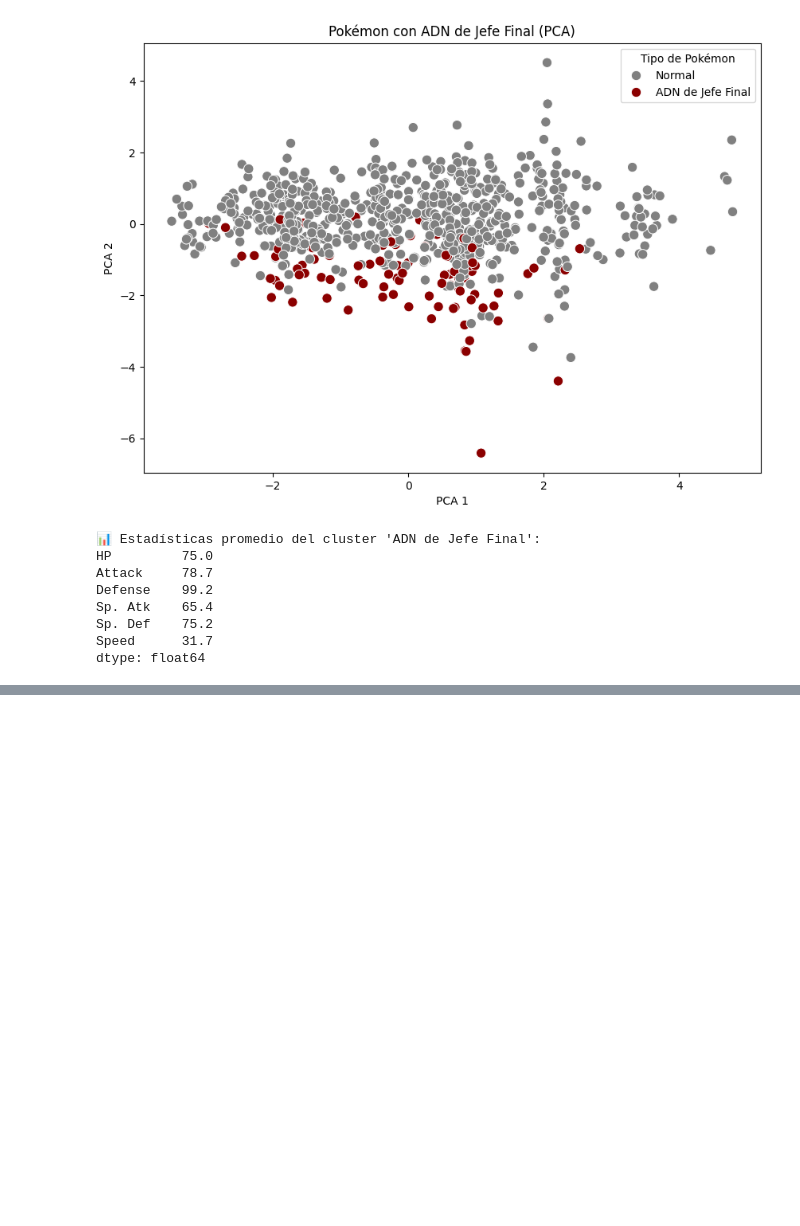
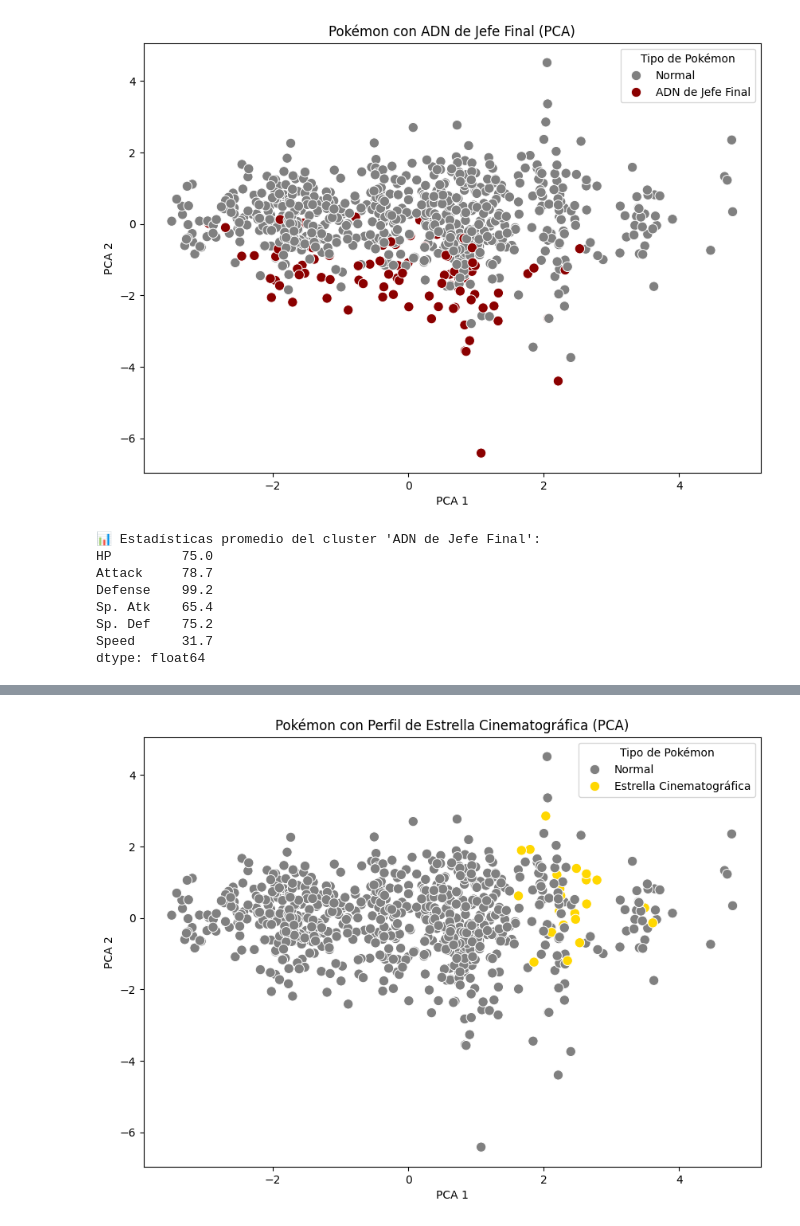
Before and after one commit to Bakudi/Kmeans-ia, a Jupyter notebook: src/kmeans.ipynb, the cells around one changed output, grey strips where cells are left out. Saved outputs shown, nothing was run; the diff lists cells and outputs as text; code cells hidden in the pictures; blank space fills up the shorter version.

Commit message:
Cluster #2

```diff
--- a/src/kmeans.ipynb
+++ b/src/kmeans.ipynb
@@ -194,0 +201,21 @@ dtype: float64
+# %%
+# --- 15. Cluster personalizado: Pokémon con perfil de Estrella Cinematográfica ---
+
+# Calcular total de estadísticas base
+df['TotalStats'] = df[stats_cols].sum(axis=1)
+
+# Umbral alto de stats totales (percentil 85)
+total_threshold = df['TotalStats'].quantile(0.85)
+
+# Tipos visualmente llamativos
+tipos_cine = ['Fire', 'Electric', 'Dragon', 'Psychic', 'Dark', 'Fighting']
+
+# Filtrar Pokémon con alto total de stats, no legendarios, tipo llamativo
+cine_df = df[
+    (df['TotalStats'] >= total_threshold) &
+    (df['Legendary'] == False) &
+    (df['Type 1'].isin(tipos_cine))
+].copy()
+
+# Asignar nombre al cluster
+cine_df['CustomCluster'] = 'Estrella Cinematográfica'
@@ -194,0 +243,19 @@ dtype: float64
+# %%
+df['CustomCluster2'] = 'Normal'
+df.loc[cine_df.index, 'CustomCluster2'] = 'Estrella Cinematográfica'
+
+plt.figure(figsize=(10, 7))
+sns.scatterplot(
+    data=df,
+    x='PCA1', y='PCA2',
+    hue='CustomCluster2',
+    palette={'Normal': 'gray', 'Estrella Cinematográfica': 'gold'},
+    s=80
+)
+plt.title("Pokémon con Perfil de Estrella Cinematográfica (PCA)")
+plt.xlabel("PCA 1")
+plt.ylabel("PCA 2")
+plt.legend(title='Tipo de Pokémon')
+plt.show()
+# %% [output]
+[figure, added]
```
Also changed, not shown: parts of 5 cells of this notebook, 1 other file.
